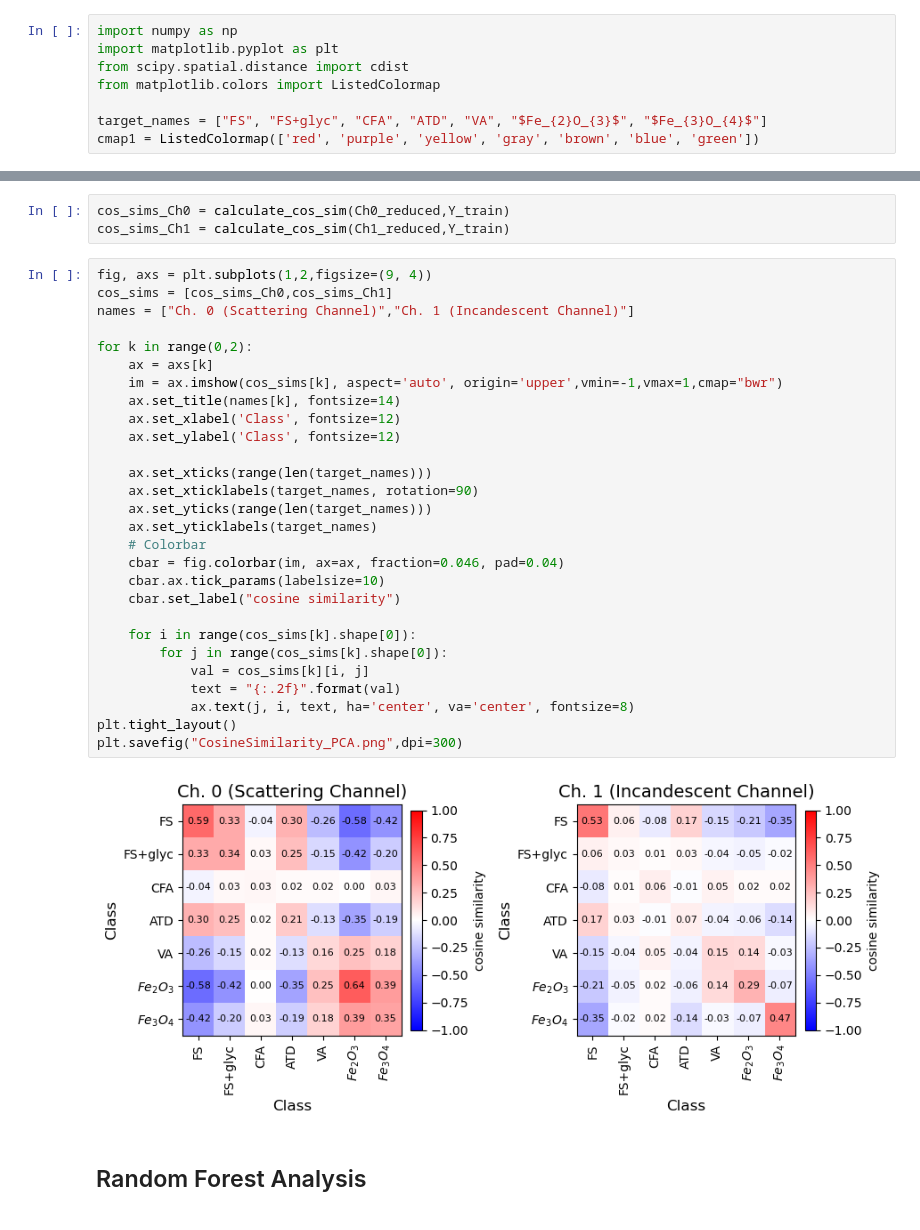
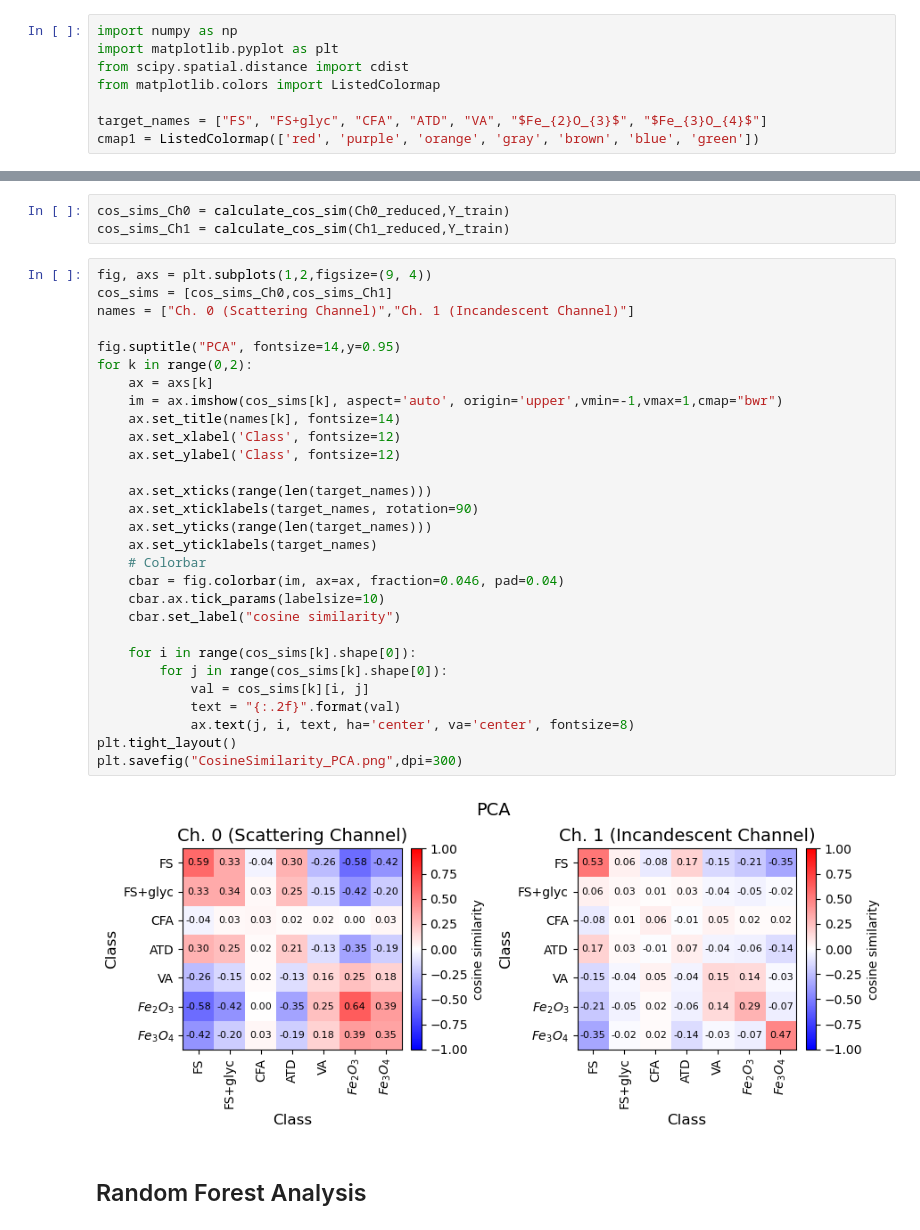
Before and after one commit to kdlamb/SP2-VAE, a Jupyter notebook: SP2_PCA.ipynb, the cells around one changed output, grey strips where cells are left out. Cells and saved outputs as stored; diff of their text form.

```diff
--- a/SP2_PCA.ipynb
+++ b/SP2_PCA.ipynb
@@ -279,7 +279,7 @@ from scipy.spatial.distance import cdist
 from matplotlib.colors import ListedColormap
 
 target_names = ["FS", "FS+glyc", "CFA", "ATD", "VA", "$Fe_{2}O_{3}$", "$Fe_{3}O_{4}$"]
-cmap1 = ListedColormap(['red', 'purple', 'yellow', 'gray', 'brown', 'blue', 'green'])
+cmap1 = ListedColormap(['red', 'purple', 'orange', 'gray', 'brown', 'blue', 'green'])
 # %%
 import matplotlib.pyplot as plt
 
@@ -439,33 +439,34 @@ cos_sims_Ch1 = calculate_cos_sim(Ch1_reduced,Y_train)
 # %%
 fig, axs = plt.subplots(1,2,figsize=(9, 4))
 cos_sims = [cos_sims_Ch0,cos_sims_Ch1]
 names = ["Ch. 0 (Scattering Channel)","Ch. 1 (Incandescent Channel)"]
 
+fig.suptitle("PCA", fontsize=14,y=0.95)
 for k in range(0,2):
     ax = axs[k]
     im = ax.imshow(cos_sims[k], aspect='auto', origin='upper',vmin=-1,vmax=1,cmap="bwr")
     ax.set_title(names[k], fontsize=14)
     ax.set_xlabel('Class', fontsize=12)
     ax.set_ylabel('Class', fontsize=12)
 
     ax.set_xticks(range(len(target_names)))
     ax.set_xticklabels(target_names, rotation=90)
     ax.set_yticks(range(len(target_names)))
     ax.set_yticklabels(target_names)
     # Colorbar
     cbar = fig.colorbar(im, ax=ax, fraction=0.046, pad=0.04)
     cbar.ax.tick_params(labelsize=10)
     cbar.set_label("cosine similarity")
 
     for i in range(cos_sims[k].shape[0]):
         for j in range(cos_sims[k].shape[0]):
             val = cos_sims[k][i, j]
             text = "{:.2f}".format(val)
             ax.text(j, i, text, ha='center', va='center', fontsize=8)
 plt.tight_layout()
 plt.savefig("CosineSimilarity_PCA.png",dpi=300)
 # %% [output]
-[figure, old version]
+[figure, new version]
 # %% [markdown]
 ## Random Forest Analysis
 # %%
```
Also changed, not shown: parts of 5 cells of this notebook, 1 other file.
